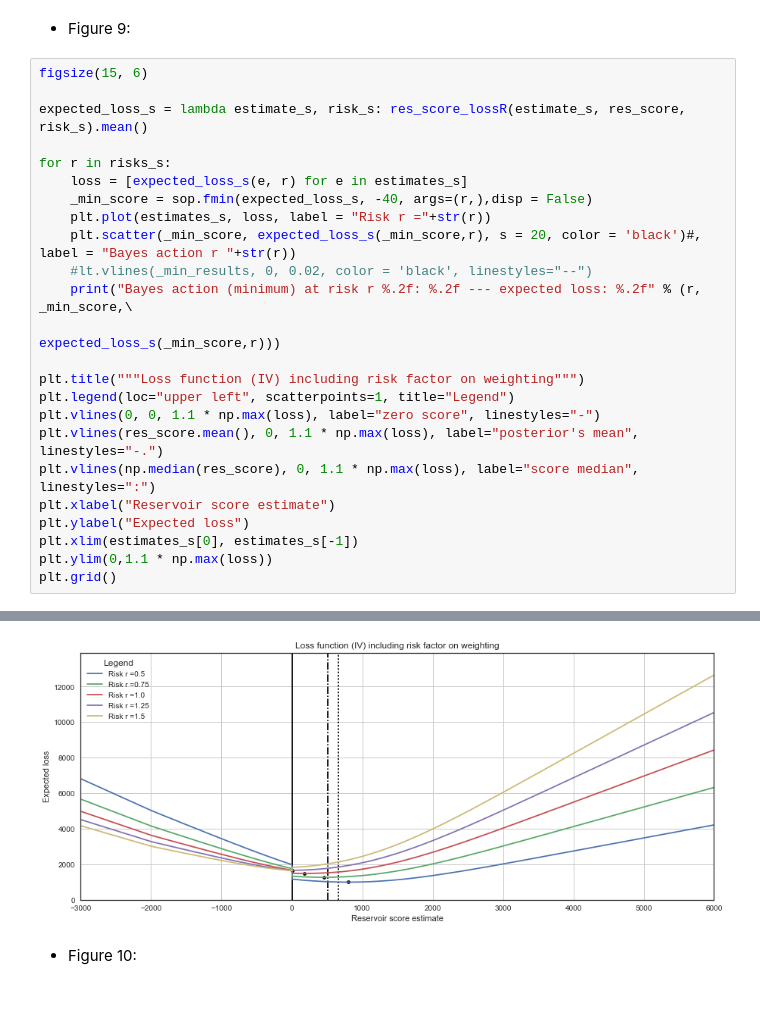
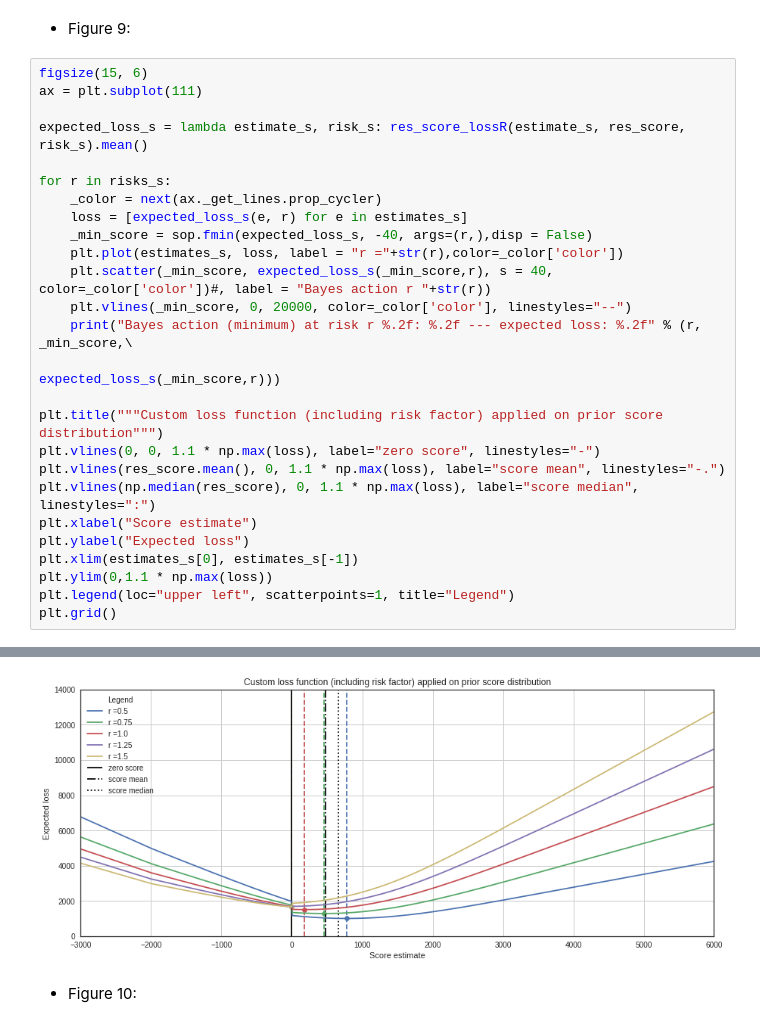
Before and after one commit to nre-aachen/Theses, a Jupyter notebook: Risk analysis/Notebooks/Chapter A - 1D Reservoir Case - Version 3.ipynb, the cells around one changed output, grey strips where cells are left out. Cells and saved outputs as stored; diff of their text form; blank space fills up the shorter version.

```diff
--- a/Risk analysis/Notebooks/Chapter A - 1D Reservoir Case - Version 3.ipynb
+++ b/Risk analysis/Notebooks/Chapter A - 1D Reservoir Case - Version 3.ipynb
@@ -758,26 +738,28 @@ ax[2].legend(loc="upper left", title="Legend");
 - Figure 9:
 # %%
 figsize(15, 6)
+ax = plt.subplot(111)
 
 expected_loss_s = lambda estimate_s, risk_s: res_score_lossR(estimate_s, res_score, risk_s).mean()
 
 for r in risks_s:
+    _color = next(ax._get_lines.prop_cycler)
     loss = [expected_loss_s(e, r) for e in estimates_s]
     _min_score = sop.fmin(expected_loss_s, -40, args=(r,),disp = False)
-    plt.plot(estimates_s, loss, label = "Risk r ="+str(r))
-    plt.scatter(_min_score, expected_loss_s(_min_score,r), s = 20, color = 'black')#, label = "Bayes action r "+str(r))
-    #lt.vlines(_min_results, 0, 0.02, color = 'black', linestyles="--")
+    plt.plot(estimates_s, loss, label = "r ="+str(r),color=_color['color'])
+    plt.scatter(_min_score, expected_loss_s(_min_score,r), s = 40, color=_color['color'])#, label = "Bayes action r "+str(r))
+    plt.vlines(_min_score, 0, 20000, color=_color['color'], linestyles="--")
     print("Bayes action (minimum) at risk r %.2f: %.2f --- expected loss: %.2f" % (r, _min_score,\
                                                                               expected_loss_s(_min_score,r)))
 
-plt.title("""Loss function (IV) including risk factor on weighting""")
-plt.legend(loc="upper left", scatterpoints=1, title="Legend")
+plt.title("""Custom loss function (including risk factor) applied on prior score distribution""")
 plt.vlines(0, 0, 1.1 * np.max(loss), label="zero score", linestyles="-")
-plt.vlines(res_score.mean(), 0, 1.1 * np.max(loss), label="posterior's mean", linestyles="-.")
+plt.vlines(res_score.mean(), 0, 1.1 * np.max(loss), label="score mean", linestyles="-.")
 plt.vlines(np.median(res_score), 0, 1.1 * np.max(loss), label="score median", linestyles=":")
-plt.xlabel("Reservoir score estimate")
+plt.xlabel("Score estimate")
 plt.ylabel("Expected loss")
 plt.xlim(estimates_s[0], estimates_s[-1])
 plt.ylim(0,1.1 * np.max(loss))
+plt.legend(loc="upper left", scatterpoints=1, title="Legend")
 plt.grid()
 # %% [output]
@@ -789,4 +771,4 @@ Bayes action (minimum) at risk r 1.50: 0.00 --- expected loss: 1643.04
-[figure, old version]
+[figure, new version]
 # %% [markdown]
 - Figure 10:
 # %% [markdown]
```
Also changed, not shown: parts of 16 cells of this notebook, 20 other files.
